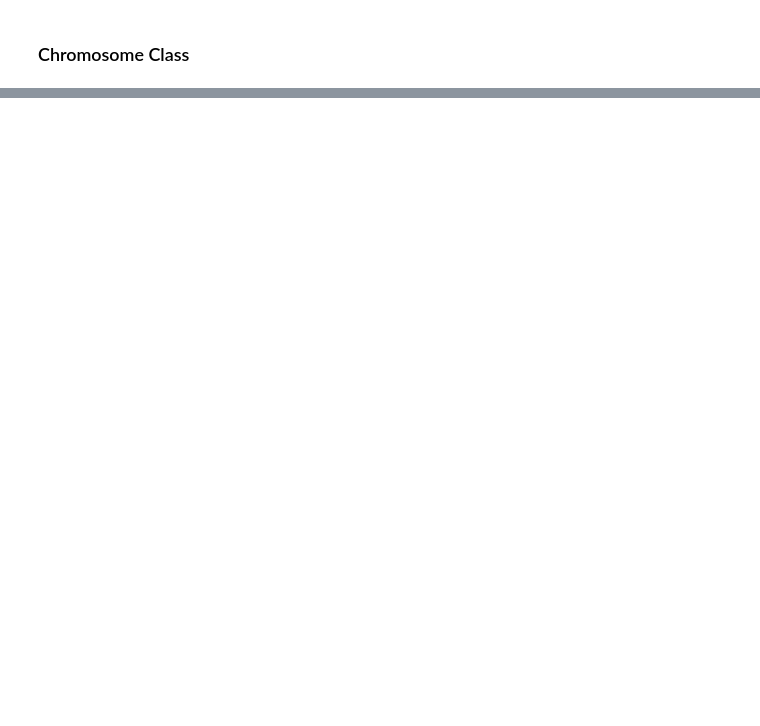
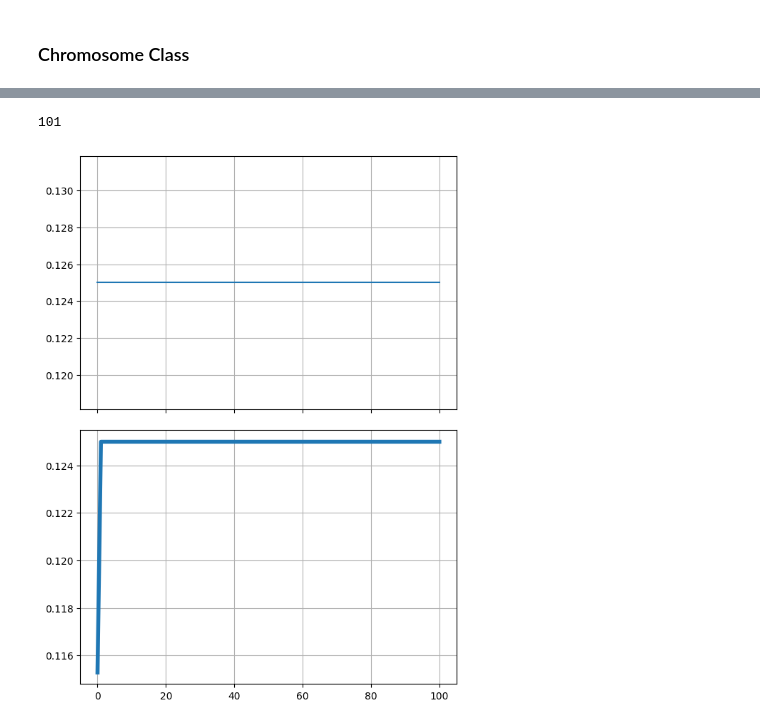
Before and after one commit to thatbeer/Nature_inspired, a Jupyter notebook: project01/exp_sample.ipynb, the cells around one changed output, grey strips where cells are left out. Cells and saved outputs as stored; diff of their text form; code cells hidden in the pictures; blank space fills up the shorter version.

```diff
--- a/project01/exp_sample.ipynb
+++ b/project01/exp_sample.ipynb
@@ -31 +40,24 @@ class Chromosome:
+# %%
+def search(max_gens, pop_size, tour_size, co_fn, mut_fn):
+    population = generate_population(distance_metric=sample, pop_size=pop_size)
+    pop_fitness = [fitness(pop, distance_metric=sample) for pop in population]
+    fit_avg = [np.mean(pop_fitness)]
+    fit_upper = [np.max(pop_fitness)]
+    fit_lower = [np.min(pop_fitness)]
+    for i in range(max_gens):
+        # parent1 = tournament_selection(population=population, fitness_value=pop_fitness, tournament_size=tour_size)
+        parent1, parent2 = binary_tournament(population=population, fitness_value=pop_fitness, tournament_size=tour_size)
+        child1 , child2 = co_fn(parent1=parent1, parent2=parent2)
+        child1 , child2 = mut_fn(child1) , mut_fn(child2)
+        population = replace_firstweak(population=population,candidate=child1,distance_metric=sample)
+        population = replace_firstweak(population=population,candidate=child2,distance_metric=sample)
+        pop_fitness = [fitness(pop, distance_metric=sample) for pop in population]
+        fit_avg.append(np.mean(pop_fitness))
+        fit_upper.append(np.max(pop_fitness))
+        fit_lower.append(np.min(pop_fitness))
+        if i > 2:
+            if fit_avg[i] - fit_avg[i-1]:
+                print(f"improve avg fitness from {fit_avg[i-1]} -> {fit_avg[i]}")
+
+    return population, pop_fitness , fit_avg, fit_upper, fit_lower
 # %% [markdown]
@@ -32,0 +67,10 @@ class Chromosome:
+# %%
+max_gens = 100
+pop_size = 10
+tour_size = 4
+mutate_fn = mutate
+crossover_fn = fixed_crossover
+
+pop1 , pop_fit1 , avg1 , upper1 , lower1 = search(
+    max_gens=max_gens,
+    pop_size=pop_size,tour_size=tour_size,mut_fn=mutate_fn,co_fn=crossover_fn)
@@ -32,0 +91,14 @@ class Chromosome:
+# %%
+len(upper1)
+# %% [output]
+101
+# %%
+fig, ax = plt.subplots(2,1,figsize=(6,8), sharex=True)
+x = list(range(len(upper1)))
+fig.tight_layout()
+ax[0].plot(x, upper1)
+ax[1].plot(x, avg1,linewidth=4.0)
+for a in ax:
+    a.grid()
+# %% [output]
+[figure, added]
```
Also changed, not shown: parts of 7 cells of this notebook, 1 other file.
